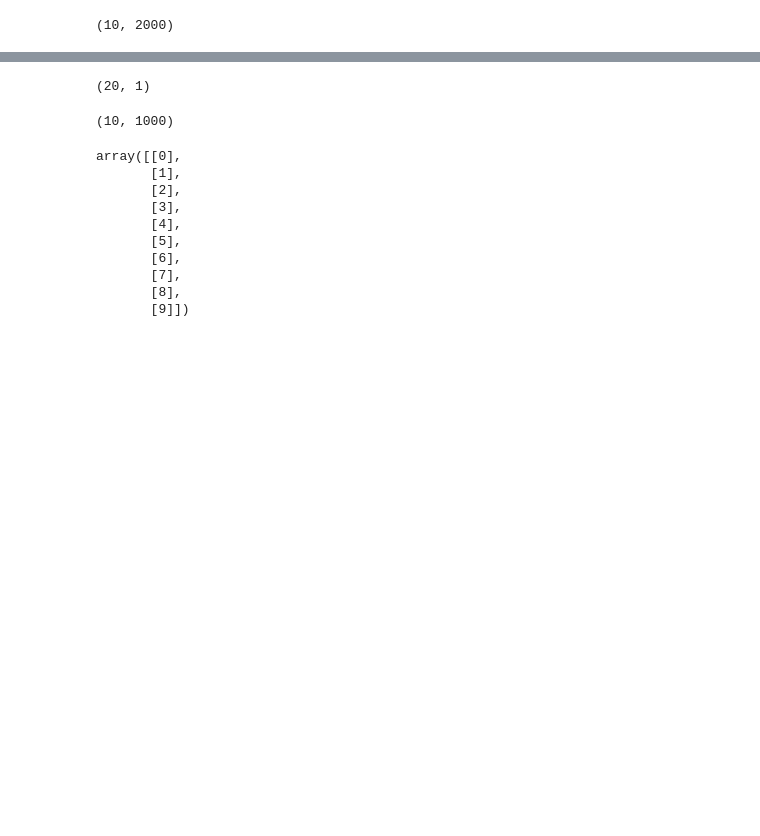
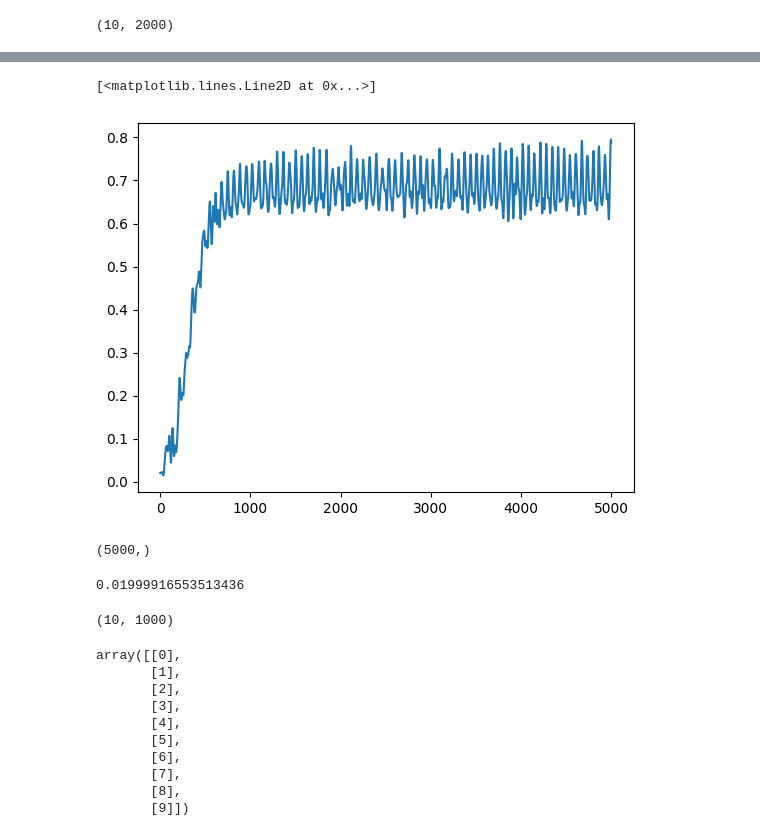
Before and after one commit to Gug-Young/Kuramoto-model, a Jupyter notebook: 230623 cluster algorithm check.ipynb, the cells around one changed output, grey strips where cells are left out. Cells and saved outputs as stored; diff of their text form; code cells hidden in the pictures; blank space fills up the shorter version.

```diff
--- a/230623 cluster algorithm check.ipynb
+++ b/230623 cluster algorithm check.ipynb
@@ -152,18 +165,0 @@ TypeError: can't multiply sequence by non-int of type 'float'
-# %%
-N_set = 10
-theta_sets = (np.ones((N_set,1))*np.r_[theta_init,np.zeros_like(theta_init)])
-omega_sets = (np.ones((N_set,1))*omega)
-K_set = np.arange(10).reshape(-1,1)
-m_set = np.arange(1,11).reshape(-1,1)
-def Kuramoto_2nd_mf_sets(Theta_sets,t,omega_sets,N,m,K_set,N_set):
-    theta,dtheta = theta_sets[:,:N],theta_sets[:,N:2*N]
-    r,psi = get_order_parameter_sets(theta,N,N_set)
-    ddtheta = (1/m)*(-dtheta + omega_sets + K_set*r*np.sin(psi - theta))
-    return np.c_[dtheta,ddtheta]
-
-
-def Kuramoto_2nd_mf_sets_r(Theta_sets,t,omega_sets,N,m,K_set,N_set):
-    theta,dtheta = theta_sets[:,:N],theta_sets[:,N:2*N]
-    r,psi = get_order_parameter_sets(theta,N,N_set)
-    ddtheta = (1/m)*(-dtheta + omega_sets + K_set*r*np.sin(psi - theta))
-    return np.c_[dtheta,ddtheta],r
@@ -176,3 +199,14 @@ A = theta_sets
 As = np.zeros((10, *A.shape))
 # %%
 As[0] = A
+# %%
+N_set = 10
+theta_sets = (np.ones((N_set,1))*np.r_[theta_init,np.zeros_like(theta_init)])
+omega_sets = (np.ones((N_set,1))*omega)
+K_set = np.arange(10).reshape(-1,1)
+m_set = np.arange(1,11).reshape(-1,1)
+def Kuramoto_2nd_mf_sets(theta_sets,t,omega_sets,N,m,K_set,N_set):
+    theta,dtheta = theta_sets[:,:N],theta_sets[:,N:2*N]
+    r,psi = get_order_parameter_sets(theta,N,N_set)
+    ddtheta = (1/m)*(-dtheta + omega_sets + K_set*r*np.sin(psi - theta))
+    return np.c_[dtheta,ddtheta]
@@ -179,5 +231,5 @@ As[0] = A
 # %%
-n = 2
+n = 5
 y = np.zeros((n, *A.shape))
 y[0] = A
 f = Kuramoto_2nd_mf_sets
@@ -224,11 +283,12 @@ array([[ 1.70475788e+00, -3.01120431e+00,  8.39736626e-01, ...,
+# %%
+plt.plot(np.abs(np.sum(np.exp(result_[:,:N]*1j),axis=1)/N))
+# %% [output]
+[<matplotlib.lines.Line2D at 0x...>]
+[figure, added]
 # %%
 N_set = 20
 theta_sets = (np.ones((N_set,1))*np.r_[theta_init,np.zeros_like(theta_init)])
 omega_sets = (np.ones((N_set,1))*np.sort(omega))
 K_set = np.arange(N_set).reshape(-1,1)
-# %%
-np.arange(N_set).reshape(-1,1).shape
-# %% [output]
-(20, 1)
 # %%
 f = Kuramoto_2nd_mf_sets
@@ -237,3 +298,11 @@ RK4(f,theta_sets,t,args = args)
+# %%
+thetas[:,5,0].shape
+# %% [output]
+(5000,)
+# %%
+abs(np.sum(np.exp(1j*thetas[2,5,:N]))/N)
+# %% [output]
+0.01999916553513436
 # %%
 theta_sets.shape
 # %% [output]
```
Also changed, not shown: parts of 15 cells of this notebook.
